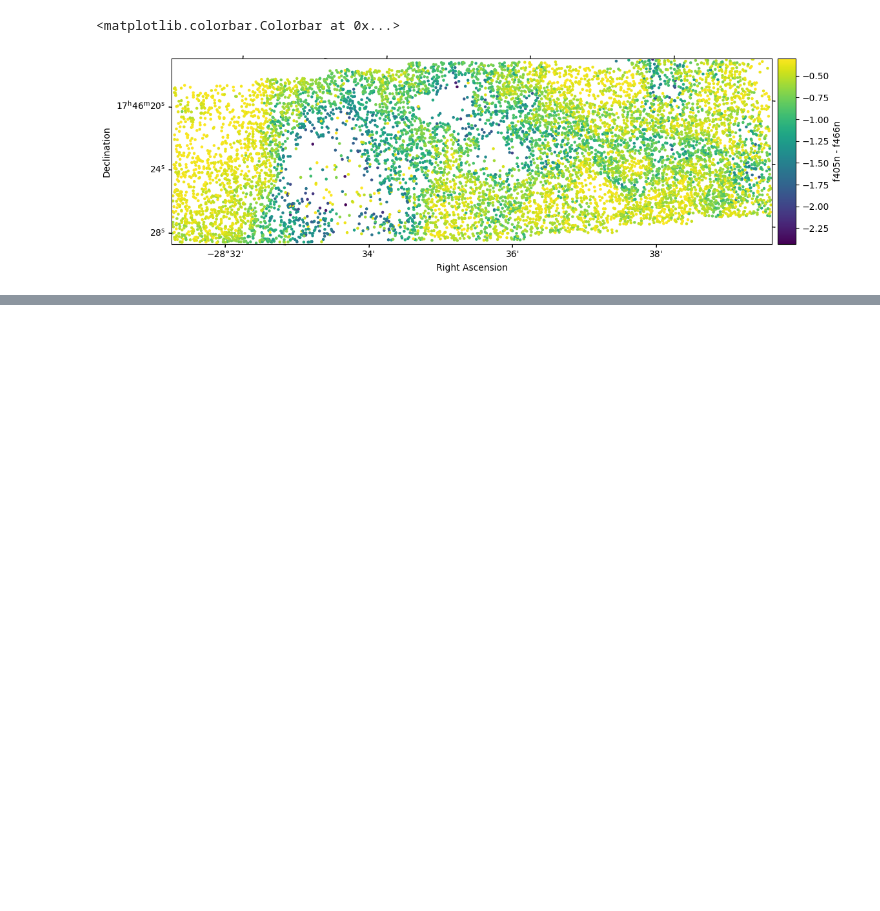
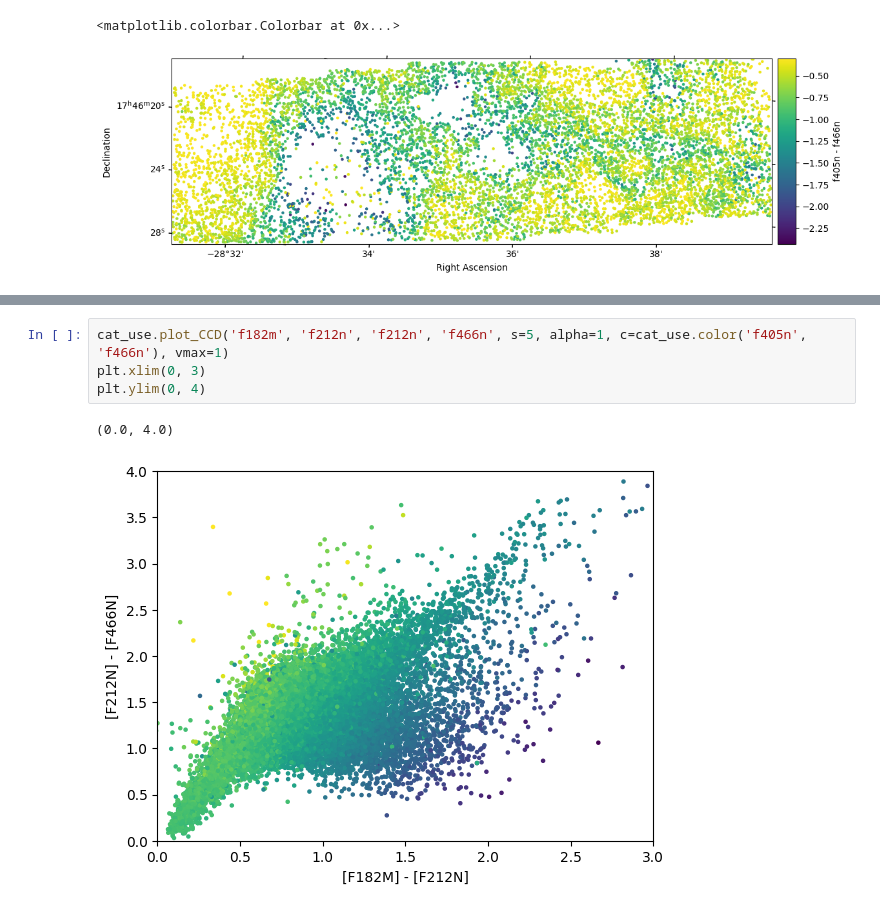
Before and after one commit to SpacialTree/dustridge-cd, a Jupyter notebook: notebooks/ice_distribution.ipynb, the cells around one changed output, grey strips where cells are left out. Saved outputs shown, nothing was run; the diff lists cells and outputs as text; blank space fills up the shorter version.

```diff
--- a/notebooks/ice_distribution.ipynb
+++ b/notebooks/ice_distribution.ipynb
@@ -47,0 +132,7 @@ plt.colorbar(ax.collections[0], cax=cax, orientation='vertical', label='f405n -
+# %%
+cat_use.plot_CCD('f182m', 'f212n', 'f212n', 'f466n', s=5, alpha=1, c=cat_use.color('f405n', 'f466n'), vmax=1)
+plt.xlim(0, 3)
+plt.ylim(0, 4)
+# %% [output]
+(0.0, 4.0)
+[figure, added]
```
Also changed, not shown: parts of 16 cells of this notebook.
